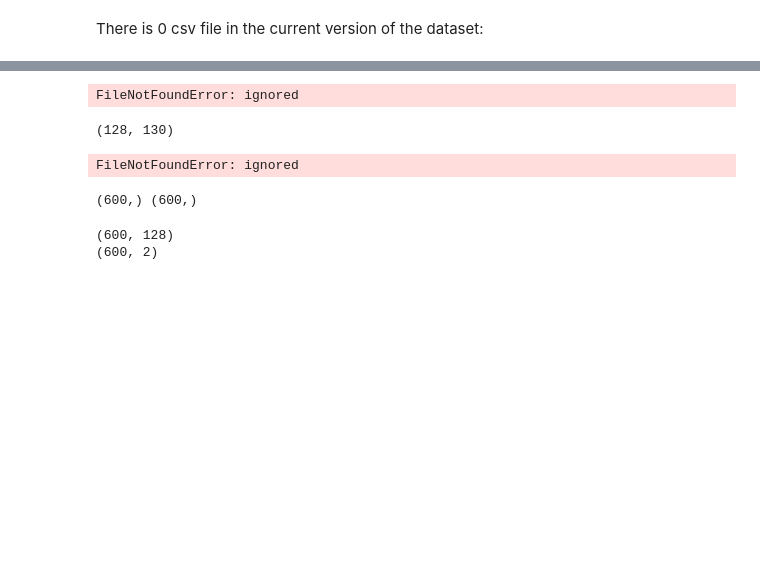
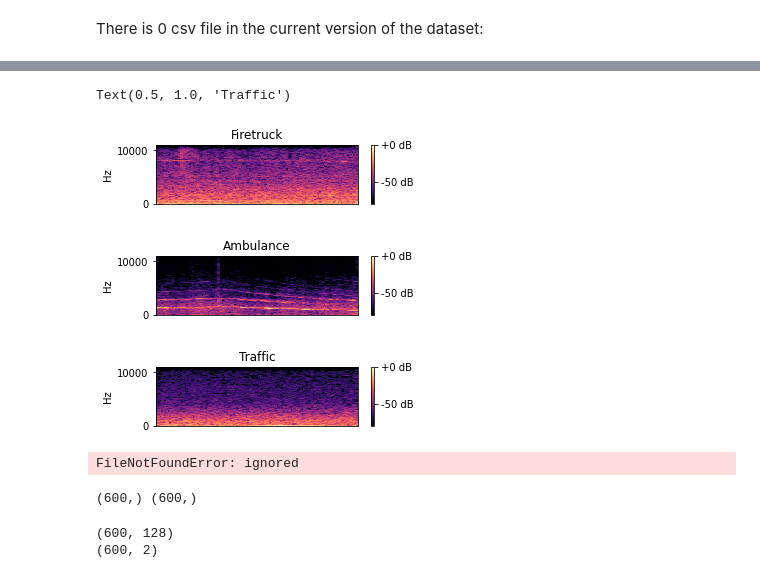
Before and after one commit to AnLiMan/CNN-for-audio-recognition, a Jupyter notebook: Emergency_vehicle_siren_sounds_v_0_1.ipynb, the cells around one changed output, grey strips where cells are left out. Saved outputs shown, nothing was run; the diff lists cells and outputs as text; code cells hidden in the pictures; blank space fills up the shorter version.

```diff
--- a/Emergency_vehicle_siren_sounds_v_0_1.ipynb
+++ b/Emergency_vehicle_siren_sounds_v_0_1.ipynb
@@ -71,42 +103,39 @@ NameError: ignored
 # %%
-''''2'''
-
-path = '/kaggle/input/firetruck/sound_323.wav'
-path1 = '/kaggle/input/ambulance/sound_106.wav'
-path2 = '/kaggle/input/traffic/sound_406.wav'
+path = "/content/drive/My Drive/Files for colab/EVS/firetruck/sound_398.wav"
+path1 = "/content/drive/My Drive/Files for colab/EVS/ambulance/sound_198.wav"
+path2 = "/content/drive/My Drive/Files for colab/EVS/traffic/sound_598.wav"
 data, sampling_rate = librosa.load(path)
 plt.figure(figsize=(10, 5))
 D = librosa.amplitude_to_db(np.abs(librosa.stft(data)), ref=np.max)
 plt.subplot(4, 2, 1)
 librosa.display.specshow(D, y_axis='linear')
 plt.colorbar(format='%+2.0f dB')
 plt.title("Firetruck")
 
 data, sampling_rate = librosa.load(path1)
 plt.figure(figsize=(10, 5))
 D = librosa.amplitude_to_db(np.abs(librosa.stft(data)), ref=np.max)
 plt.subplot(4, 2, 1)
 librosa.display.specshow(D, y_axis='linear')
 plt.colorbar(format='%+2.0f dB')
 plt.title("Ambulance")
 
 data, sampling_rate = librosa.load(path2)
 plt.figure(figsize=(10, 5))
 D = librosa.amplitude_to_db(np.abs(librosa.stft(data)), ref=np.max)
 plt.subplot(4, 2, 1)
 librosa.display.specshow(D, y_axis='linear')
 plt.colorbar(format='%+2.0f dB')
 plt.title("Traffic")
 # %% [output]
-FileNotFoundError: ignored
+Text(0.5, 1.0, 'Traffic')
+[figure, added]
+[figure, added]
+[figure, added]
 # %%
-'''EXAMPLE'''
-
-dat1, sampling_rate1 = librosa.load('/kaggle/input/ambulance/sound_106.wav')
+dat1, sampling_rate1 = "/content/drive/My Drive/Files for colab/EVS/ambulance/sound_198.wav"
 arr = librosa.feature.melspectrogram(y=dat1, sr=sampling_rate1)
 arr.shape
-# %% [output]
-(128, 130)
 # %%
 # 3
 feature = []
```
Also changed, not shown: parts of 4 cells of this notebook.
